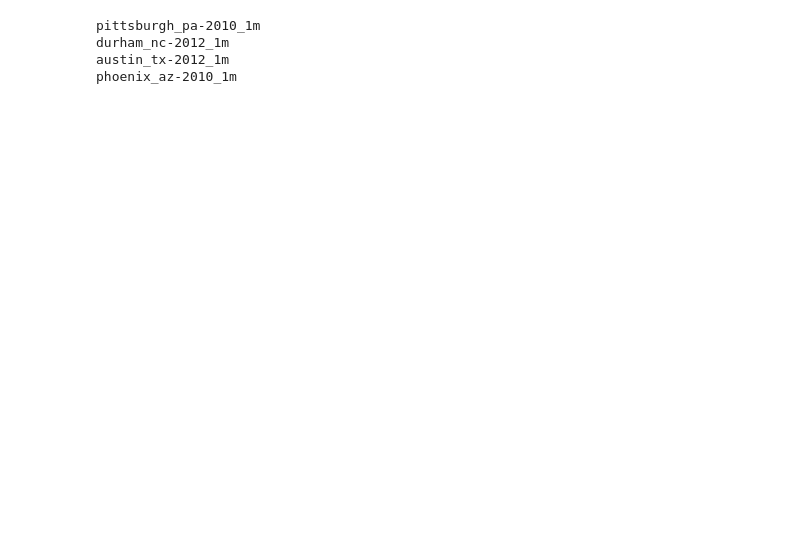
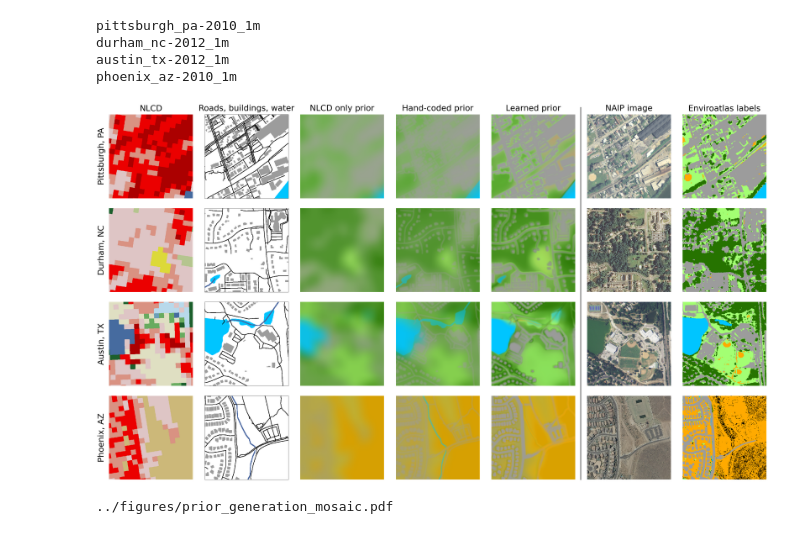
Before and after one commit to estherrolf/implicit-posterior, a Jupyter notebook: figure_notebooks/learned_prior_mosaic.ipynb, the cells around one changed output. Saved outputs shown, nothing was run; the diff lists cells and outputs as text; code cells hidden in the pictures; blank space fills up the shorter version.

Commit message:
updating figure notebooks for EA

```diff
--- a/figure_notebooks/learned_prior_mosaic.ipynb
+++ b/figure_notebooks/learned_prior_mosaic.ipynb
@@ -66,7 +66,7 @@ for s,state in enumerate(states):
 
     print(state)
 
-    tile_ids = np.unique([x[:10] for x in os.listdir(f'/home/esther/torchgeo_data/enviroatlas/{state}-test_tiles-debuffered/')])
+    tile_ids = np.unique([x[:10] for x in os.listdir(f'{torchgeo_data_dir}/{state}-test_tiles-debuffered/')])
 
 
     for t, tile_id_idx in enumerate(tile_ids_to_plot[state]):
@@ -74,10 +74,10 @@ for s,state in enumerate(states):
 
         h1, h2, w1, w2 = plot_bounds_states[state][t]
 
-        image_fn = f'{torchgeo_data_dir}/enviroatlas/{state}-test_tiles-debuffered/{tile_id}_a_naip.tif'
-        learned_prior_fn = f'/home/esther/torchgeo_data/enviroatlas/{state}-test_tiles-debuffered/{tile_id}_prior_learned_101_31.tif'
-        prior_fn  = f'/home/esther/torchgeo_data/enviroatlas/{state}-test_tiles-debuffered/{tile_id}_prior_from_cooccurrences_101_31.tif'
-        label_fn = f'/home/esther/torchgeo_data/enviroatlas/{state}-test_tiles-debuffered/{tile_id}_h_highres_labels.tif'
+        image_fn = f'{torchgeo_data_dir}/{state}-test_tiles-debuffered/{tile_id}_a_naip.tif'
+        learned_prior_fn = f'{torchgeo_data_dir}/{state}-test_tiles-debuffered/{tile_id}_prior_learned_101_31.tif'
+        prior_fn  = f'{torchgeo_data_dir}/{state}-test_tiles-debuffered/{tile_id}_prior_from_cooccurrences_101_31.tif'
+        label_fn = f'{torchgeo_data_dir}/{state}-test_tiles-debuffered/{tile_id}_h_highres_labels.tif'
 
         prior_no_osm_fn = prior_fn.replace('.tif', '_no_osm_no_buildings.tif')
         nlcd_fn = image_fn.replace('a_naip', 'b_nlcd')
@@ -132,30 +132,35 @@ for s,state in enumerate(states):
             ax[s,1].set_title('Roads, buildings, water', fontsize=fs, pad=tp)
             ax[s,3].set_title('Hand-coded prior', fontsize=fs, pad=tp)
             ax[s,4].set_title('Learned prior', fontsize=fs, pad=tp)
             ax[s,5].set_title('NAIP image', fontsize=fs, pad=tp)
             ax[s,6].set_title('Enviroatlas labels', fontsize=fs, pad=tp)
 
 
 
         for c in range(7):
             if c != 1:
                 # turn off the box
                 for key, spine in ax[s,c].spines.items():
                     spine.set_visible(False)
             ax[s,c].get_xaxis().set_visible(False)
             ax[s,c].set_yticklabels([])
             ax[s,c].set_yticks([])
 
         ax[s,0].set_ylabel(state_names[state], fontsize=fs, labelpad = tp)
 
 line = plt.Line2D([0.7155,0.7155],[0.025,.97], linewidth = 2, transform=fig.transFigure, color="black")
 fig.add_artist(line)
 
 fig.tight_layout(pad=4.0)
 
 plt.savefig(f'{out_dir_figures}/prior_generation_mosaic.pdf', bbox_inches='tight')
 # %% [output]
 pittsburgh_pa-2010_1m
 durham_nc-2012_1m
 austin_tx-2012_1m
 phoenix_az-2010_1m
+[figure, added]
+# %%
+print(f'{out_dir_figures}/prior_generation_mosaic.pdf')
+# %% [output]
+../figures/prior_generation_mosaic.pdf
```
Also changed, not shown: parts of 1 cell of this notebook.
